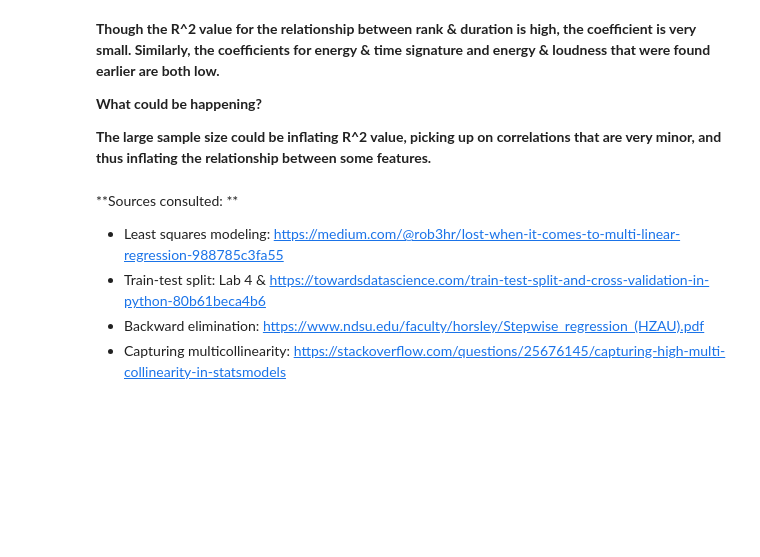
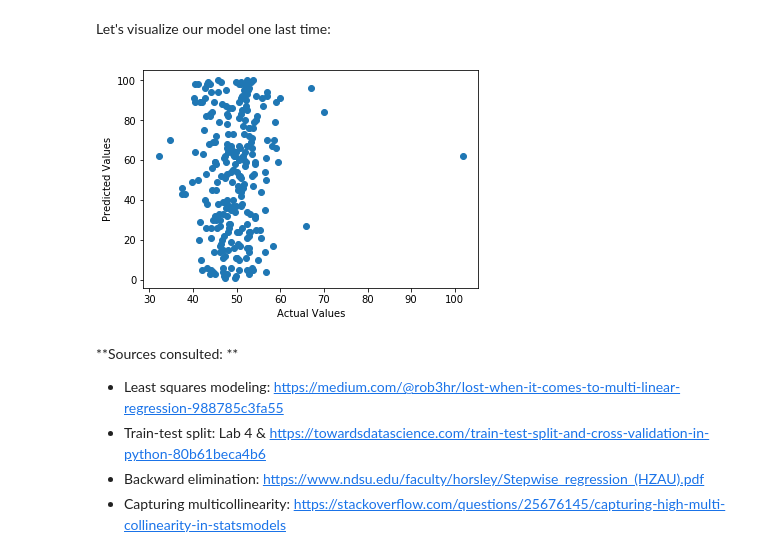
Before and after one commit to susiechoi/predicting_popular_music, a Jupyter notebook: Multilinear_Regression.ipynb, the cells around one changed output. Cells and saved outputs as stored; diff of their text form; code cells hidden in the pictures; blank space fills up the shorter version.

```diff
--- a/Multilinear_Regression.ipynb
+++ b/Multilinear_Regression.ipynb
@@ -435,7 +370,7 @@ Warnings:
 # %%
-for i in range(3, 15):
-    feature = pd.DataFrame(data=d1, columns=[i])
-    X_train, X_test, y_train, y_test = train_test_split(feature, timesignature, test_size=0.2)
-    model = sm.OLS(y_train, X_train).fit()
-    print i," has r^2 value ",model.rsquared
+finalX = pd.DataFrame(data=d1, columns=["energy", "acousticness","loudness"])
+
+x_train, x_test, y_train, y_test = train_test_split(finalX, y, test_size=0.2)
+finalModel = sm.OLS(y_train, x_train).fit()
+finalModel.summary()
 # %% [output]
@@ -468,7 +394,0 @@ plt.show()
-# %%
-duration = pd.DataFrame(data=d1, columns=[12])
-rank = pd.DataFrame(data=d1, columns=[1])
-
-X_train, X_test, y_train, y_test = train_test_split(duration, rank, test_size=0.2)
-model = sm.OLS(y_train, X_train).fit()
-model.summary()
@@ -492,9 +395,13 @@ OLS Regression Results
-# %% [markdown]
-**Though the R^2 value for the relationship between rank & duration is high, the coefficient is very small. Similarly, the coefficients for energy & time signature and energy & loudness that were found earlier are both low.**
-
-**What could be happening?**
-
-**The large sample size could be inflating R^2 value, picking up on correlations that are very minor, and thus inflating the relationship between some features.**
+# %% [markdown]
+Let's visualize our model one last time:
+# %%
+predictionsOnTest = finalModel.predict(x_test)
+plt.scatter(predictionsOnTest, y_test)
+plt.xlabel("Actual Values")
+plt.ylabel("Predicted Values")
+plt.show()
+# %% [output]
+[figure, added]
 # %% [markdown]
 **Sources consulted: **
 * Least squares modeling: https://medium.com/@rob3hr/lost-when-it-comes-to-multi-linear-regression-988785c3fa55
```
Also changed, not shown: parts of 59 cells of this notebook.
